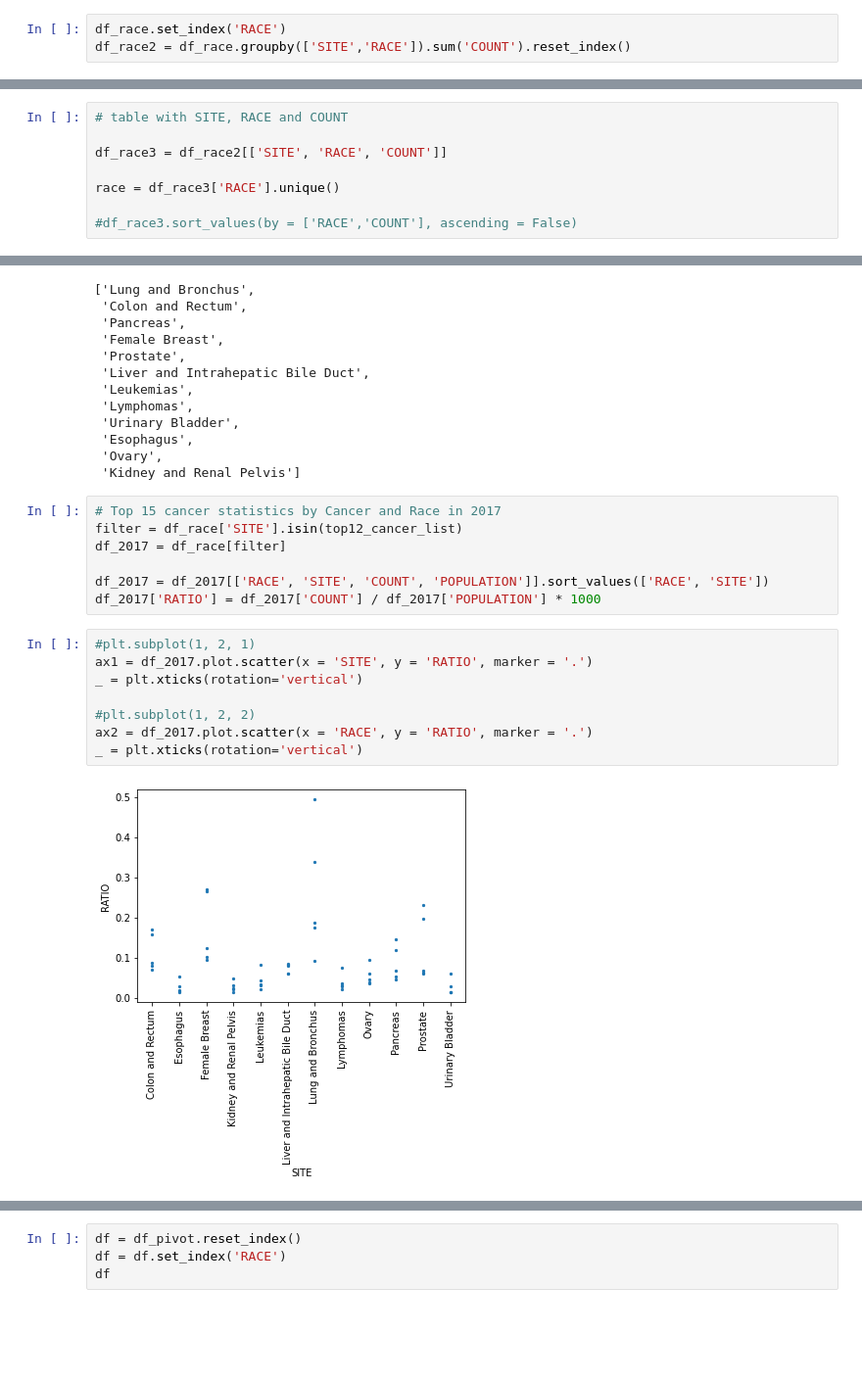
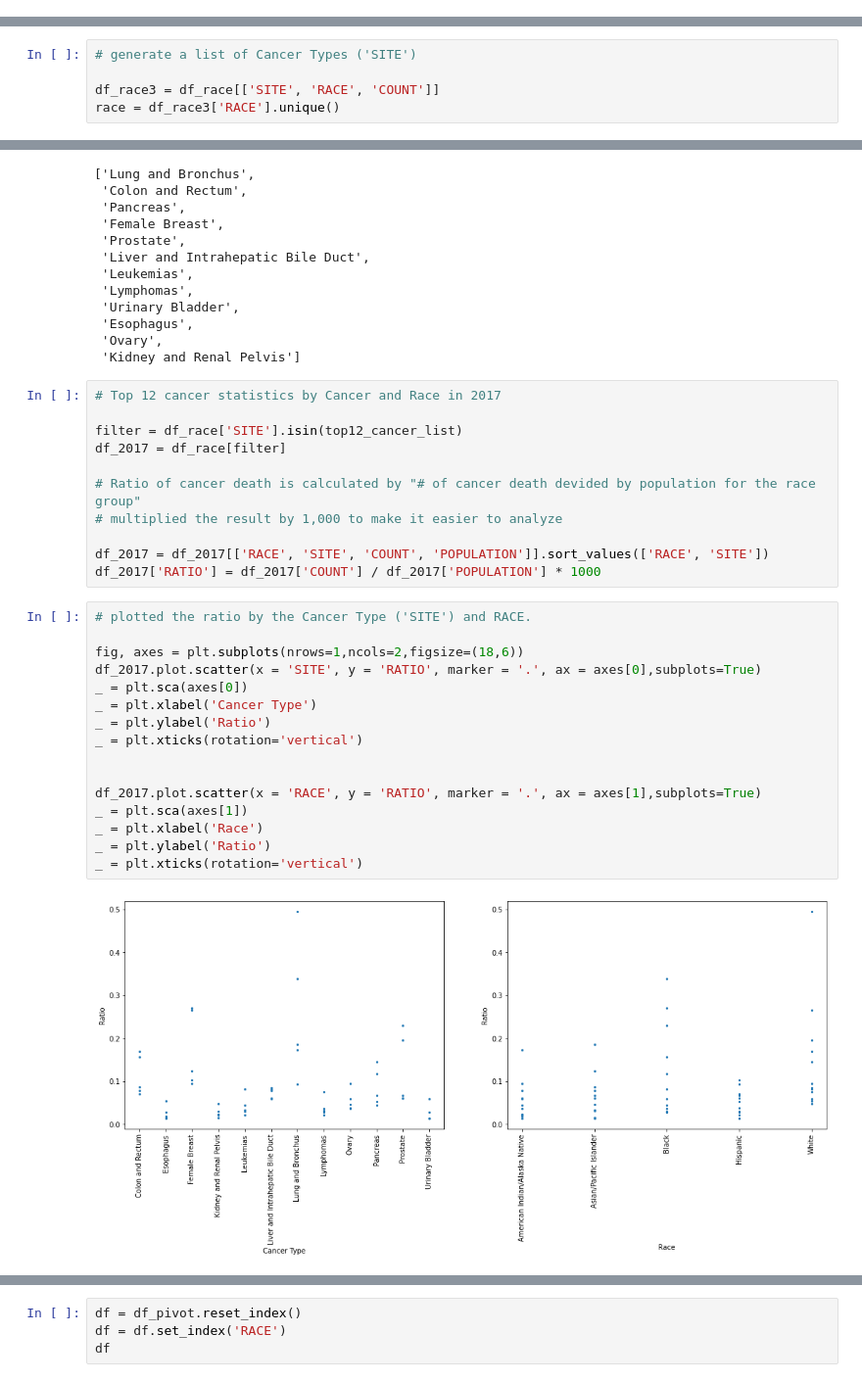
Before and after one commit to joontaka/Springboard, a Jupyter notebook: Assignments/Unit11/Unit11.5_CapstoneTwo/11.5-CapstoneTwo_EDA.ipynb, the cells around one changed output, grey strips where cells are left out. Shown: that part at 98% size. Saved outputs shown, nothing was run; the diff lists cells and outputs as text; blank space fills up the shorter version.

```diff
--- a/Assignments/Unit11/Unit11.5_CapstoneTwo/11.5-CapstoneTwo_EDA.ipynb
+++ b/Assignments/Unit11/Unit11.5_CapstoneTwo/11.5-CapstoneTwo_EDA.ipynb
@@ -99,6 +93,3 @@ df_race.head()
 | 2 | Acute Lymphocytic | Hispanic | 362 | 58700989 |
 | 3 | Acute Lymphocytic | White | 1337 | 253543192 |
 | 4 | Acute Myeloid | American Indian/Alaska Native | 43 | 4684666 |
-# %%
-df_race.set_index('RACE')
-df_race2 = df_race.groupby(['SITE','RACE']).sum('COUNT').reset_index()
@@ -114,9 +96,6 @@ df_race2.head()
 # %%
-# table with SITE, RACE and COUNT
+# generate a list of Cancer Types ('SITE')
 
-df_race3 = df_race2[['SITE', 'RACE', 'COUNT']]
-
+df_race3 = df_race[['SITE', 'RACE', 'COUNT']]
 race = df_race3['RACE'].unique()
-
-#df_race3.sort_values(by = ['RACE','COUNT'], ascending = False)
 # %%
@@ -196,19 +173,31 @@ top12_cancer_list
  'Ovary',
  'Kidney and Renal Pelvis']
 # %%
-# Top 15 cancer statistics by Cancer and Race in 2017
+# Top 12 cancer statistics by Cancer and Race in 2017
+
 filter = df_race['SITE'].isin(top12_cancer_list)
 df_2017 = df_race[filter]
 
+# Ratio of cancer death is calculated by "# of cancer death devided by population for the race group"
+# multiplied the result by 1,000 to make it easier to analyze
+
 df_2017 = df_2017[['RACE', 'SITE', 'COUNT', 'POPULATION']].sort_values(['RACE', 'SITE'])
 df_2017['RATIO'] = df_2017['COUNT'] / df_2017['POPULATION'] * 1000
 # %%
-#plt.subplot(1, 2, 1)
-ax1 = df_2017.plot.scatter(x = 'SITE', y = 'RATIO', marker = '.')
+# plotted the ratio by the Cancer Type ('SITE') and RACE.
+
+fig, axes = plt.subplots(nrows=1,ncols=2,figsize=(18,6))
+df_2017.plot.scatter(x = 'SITE', y = 'RATIO', marker = '.', ax = axes[0],subplots=True)
+_ = plt.sca(axes[0])
+_ = plt.xlabel('Cancer Type')
+_ = plt.ylabel('Ratio')
 _ = plt.xticks(rotation='vertical')
 
-#plt.subplot(1, 2, 2)
-ax2 = df_2017.plot.scatter(x = 'RACE', y = 'RATIO', marker = '.')
+
+df_2017.plot.scatter(x = 'RACE', y = 'RATIO', marker = '.', ax = axes[1],subplots=True)
+_ = plt.sca(axes[1])
+_ = plt.xlabel('Race')
+_ = plt.ylabel('Ratio')
 _ = plt.xticks(rotation='vertical')
 # %% [output]
-[figure, old version]
+[figure, new version]
```
Also changed, not shown: parts of 22 cells of this notebook.
